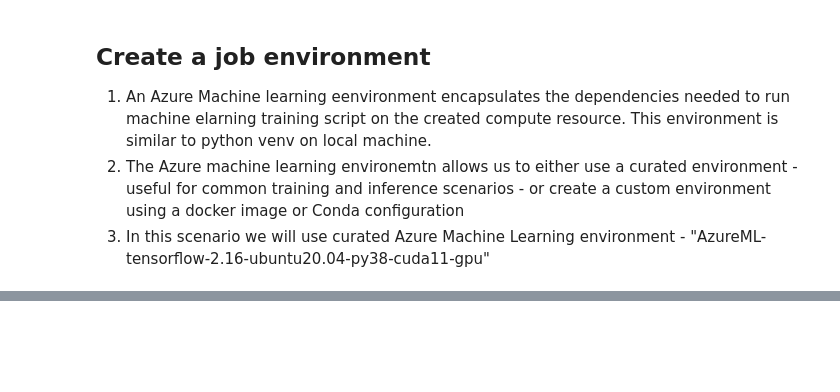
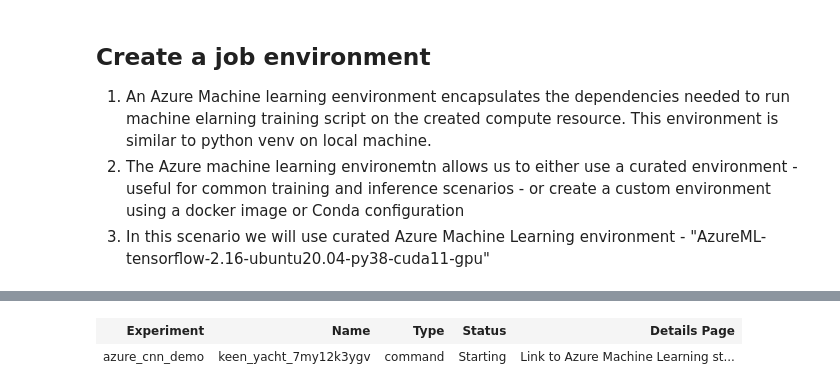
Before and after one commit to akash-sardar/Azure_ML_CNN_demo, a Jupyter notebook: azure_cnn_demo.ipynb, the cells around one changed output, grey strips where cells are left out. Saved outputs shown, nothing was run; the diff lists cells and outputs as text; code cells hidden in the pictures; blank space fills up the shorter version.

```diff
--- a/azure_cnn_demo.ipynb
+++ b/azure_cnn_demo.ipynb
@@ -112,0 +204,14 @@ curated_env_name = "AzureML-tensorflow-2.16-cuda11@latest"
+# %%
+from azure.ai.ml import command
+from azure.ai.ml import UserIdentityConfiguration
+from azure.ai.ml import Input
+
+# Define the job configuration
+job = command(
+    compute = gpu_compute_target,
+    environment = curated_env_name,
+    code = ".", # Current working directory
+    command = "python app.py",
+    experiment_name = "azure_cnn_demo",
+    display_name="Azure Deployment of a Tensorflow CNN Model"
+)
@@ -112,0 +234,5 @@ curated_env_name = "AzureML-tensorflow-2.16-cuda11@latest"
+# %%
+ml_client.jobs.create_or_update(job)
+# %% [output]
+| Experiment | Name | Type | Status | Details Page |
+| azure_cnn_demo | keen_yacht_7my12k3ygv | command | Starting | Link to Azure Machine Learning st... |
```
Also changed, not shown: parts of 33 cells of this notebook, 3 other files.
